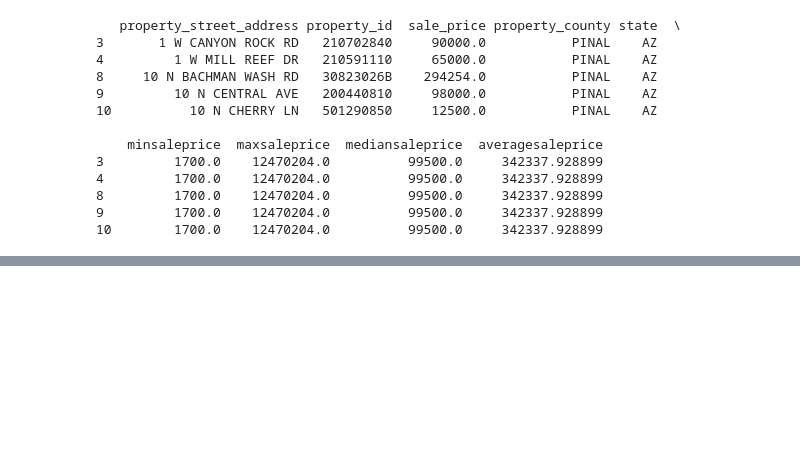
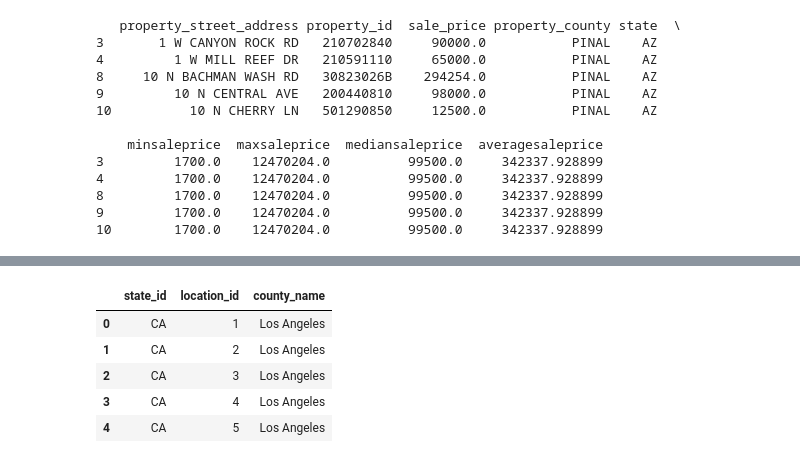
Before and after one commit to WasikulIslam1/CIS-4400-Project-9, a Jupyter notebook: HousingMarket/Scripts/ETL.ipynb, the cells around one changed output, grey strips where cells are left out. Cells and saved outputs as stored; diff of their text form; code cells hidden in the pictures; blank space fills up the shorter version.

```diff
--- a/HousingMarket/Scripts/ETL.ipynb
+++ b/HousingMarket/Scripts/ETL.ipynb
@@ -205,6 +207,22 @@ living_wages_df = pd.read_csv('/Users/wasikulislam/Desktop/Baruch/Baruch Spring
 dim_location_df = pd.read_csv('/Users/wasikulislam/Desktop/Baruch/Baruch Spring Semester 2024/CIS 4400/Term Project/housingproj/CIS-4400-Project-9/Location/csv/dim_location1.csv', usecols=['state_id', 'location_id', 'county_name'])
 housemarket_df = pd.read_csv('/Users/wasikulislam/Desktop/Baruch/Baruch Spring Semester 2024/CIS 4400/Term Project/housingproj/CIS-4400-Project-9/HousingMarket/Scripts/csv/dim_housingmarket.csv', usecols=['state_id', 'housing_id'])
 saleprice_df = pd.read_csv('/Users/wasikulislam/Desktop/Baruch/Baruch Spring Semester 2024/CIS 4400/Term Project/housingproj/CIS-4400-Project-9/HousingMarket/Scripts/csv/housingsales2_df.csv', usecols=['state_id', 'sale_price'])
+# %%
+# Assuming the DataFrames are already loaded with all columns
+# Now select specific columns
+dim_location_df = dim_location_df[['state_id', 'location_id', 'county_name']]
+housemarket_df = housemarket_df[['state_id', 'housing_id']]
+saleprice_df = saleprice_df[['state_id', 'sale_price']]
+living_wages_df = living_wages_df[['state_id', 'minlivingwage', 'maxlivingwage', 'avglivingwage']]
+# %%
+dim_location_df.head()
+# %% [output]
+|  | state_id | location_id | county_name |
+| 0 | CA | 1 | Los Angeles |
+| 1 | CA | 2 | Los Angeles |
+| 2 | CA | 3 | Los Angeles |
+| 3 | CA | 4 | Los Angeles |
+| 4 | CA | 5 | Los Angeles |
 # %%
 fact_df = pd.merge(dim_location_df, saleprice_df, on='state_id', how='inner')
 fact_df = pd.merge(fact_df, housemarket_df, on='state_id', how='inner')
```
Also changed, not shown: parts of 2 cells of this notebook, 1 other file.
